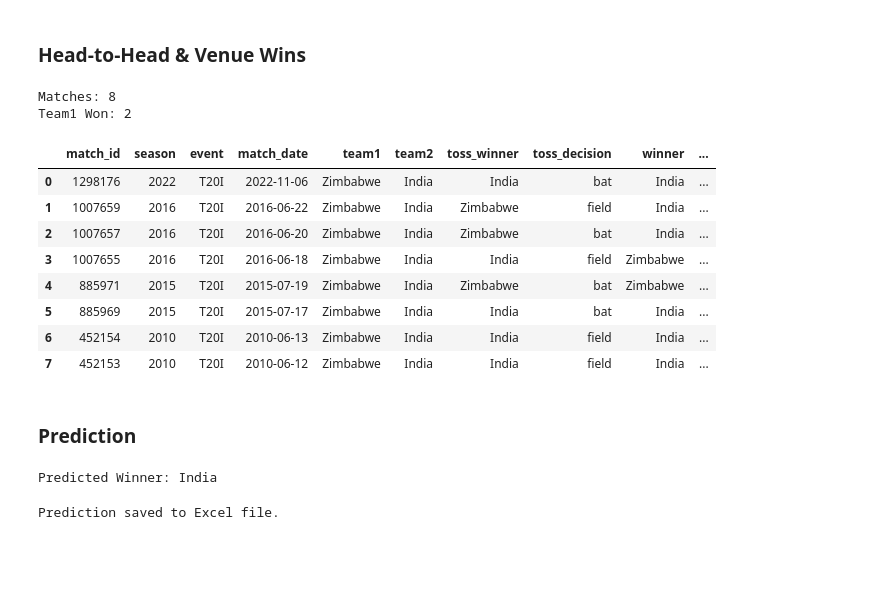
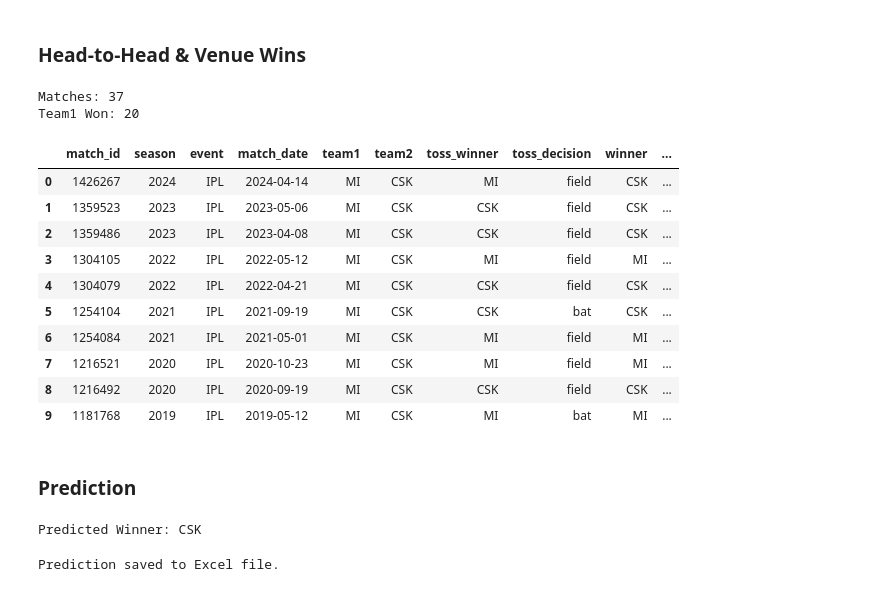
Before and after one commit to harikiranadangi/Predictive-Analytics-for-Cricket-Matches-Using-Machine-Learning, a Jupyter notebook: source_code/4.Match_Prediction.ipynb, the cells around one changed output. Saved outputs shown, nothing was run; the diff lists cells and outputs as text; code cells hidden in the pictures; blank space fills up the shorter version.

```diff
--- a/source_code/4.Match_Prediction.ipynb
+++ b/source_code/4.Match_Prediction.ipynb
@@ -277,40 +261,42 @@ side_by_side
 # %% [markdown]
 ### **Head-to-Head & Venue Wins**
 # %%
-h2h = df[((df["team1"] == "India") & (df["team2"] == "Zimbabwe")) | ((df["team1"] == "Zimbabwe") & (df["team2"] == "India"))  #& (df['ground'] == "Kensington Oval, Barbados, Bridgetown")
+h2h = df[((df["team1"] == "CSK") & (df["team2"] == "MI")) | ((df["team1"] == "MI") & (df["team2"] == "CSK"))  #& (df['ground'] == "Kensington Oval, Barbados, Bridgetown")
                   ].sort_values(by="match_date",ascending=False).reset_index(drop=True)
 print("Matches:",len(h2h))
 print("Team1 Won:",len(h2h[h2h["team1"] == h2h["winner"]]))
 
 h2h[:10]
 # %% [output]
-Matches: 8
-Team1 Won: 2
+Matches: 37
+Team1 Won: 20
 |  | match_id | season | event | match_date | team1 | team2 | toss_winner | toss_decision | winner | ... |
-| 0 | 1298176 | 2022 | T20I | 2022-11-06 | Zimbabwe | India | India | bat | India | ... |
-| 1 | 1007659 | 2016 | T20I | 2016-06-22 | Zimbabwe | India | Zimbabwe | field | India | ... |
-| 2 | 1007657 | 2016 | T20I | 2016-06-20 | Zimbabwe | India | Zimbabwe | bat | India | ... |
-| 3 | 1007655 | 2016 | T20I | 2016-06-18 | Zimbabwe | India | India | field | Zimbabwe | ... |
-| 4 | 885971 | 2015 | T20I | 2015-07-19 | Zimbabwe | India | Zimbabwe | bat | Zimbabwe | ... |
-| 5 | 885969 | 2015 | T20I | 2015-07-17 | Zimbabwe | India | India | bat | India | ... |
-| 6 | 452154 | 2010 | T20I | 2010-06-13 | Zimbabwe | India | India | field | India | ... |
-| 7 | 452153 | 2010 | T20I | 2010-06-12 | Zimbabwe | India | India | field | India | ... |
+| 0 | 1426267 | 2024 | IPL | 2024-04-14 | MI | CSK | MI | field | CSK | ... |
+| 1 | 1359523 | 2023 | IPL | 2023-05-06 | MI | CSK | CSK | field | CSK | ... |
+| 2 | 1359486 | 2023 | IPL | 2023-04-08 | MI | CSK | CSK | field | CSK | ... |
+| 3 | 1304105 | 2022 | IPL | 2022-05-12 | MI | CSK | MI | field | MI | ... |
+| 4 | 1304079 | 2022 | IPL | 2022-04-21 | MI | CSK | CSK | field | CSK | ... |
+| 5 | 1254104 | 2021 | IPL | 2021-09-19 | MI | CSK | CSK | bat | CSK | ... |
+| 6 | 1254084 | 2021 | IPL | 2021-05-01 | MI | CSK | MI | field | MI | ... |
+| 7 | 1216521 | 2020 | IPL | 2020-10-23 | MI | CSK | MI | field | MI | ... |
+| 8 | 1216492 | 2020 | IPL | 2020-09-19 | MI | CSK | CSK | field | CSK | ... |
+| 9 | 1181768 | 2019 | IPL | 2019-05-12 | MI | CSK | MI | bat | MI | ... |
 # %% [markdown]
 ### **Prediction**
 # %%
 # Future match data
 future_match = pd.DataFrame({
-    'team1': ['Zimbabwe'],
-    'team2': ['India'],
-    'toss_winner': ['India'],
+    'team1': ['MI'],
+    'team2': ['CSK'],
+    'toss_winner': ['CSK'],
     'toss_decision': ['field'],
-    'Ground': ['Harare Sports Club, Harare'],
-    'h2h_team1_wins%': [25],
-    'h2h_venue_team1_wins%': [28],
-    'team1_venue_wins%': [5],
-    'team2_venue_wins%': [71],
-    'team1_last_5_wins': [1],
-    'team2_last_5_wins': [5]
+    'Ground': ['Wankhede Stadium, Mumbai'],
+    'h2h_team1_wins%': [54],
+    'h2h_venue_team1_wins%': [58],
+    'team1_venue_wins%': [17],
+    'team2_venue_wins%': [20],
+    'team1_last_5_wins': [3],
+    'team2_last_5_wins': [3]
 })
 
 # Encode categorical variables and ensure consistent columns with training data
@@ -337,7 +323,7 @@ future_match['actual_winner'] = " "
 
 future_match.drop(columns=['h2h_team1_wins%', 'h2h_venue_team1_wins%', 'team1_venue_wins%','team2_venue_wins%', 'team1_last_5_wins', 'team2_last_5_wins'], inplace=True)
 # %% [output]
-Predicted Winner: India
+Predicted Winner: CSK
 # %%
 import pandas as pd
 import os
```
Also changed, not shown: parts of 8 cells of this notebook.
